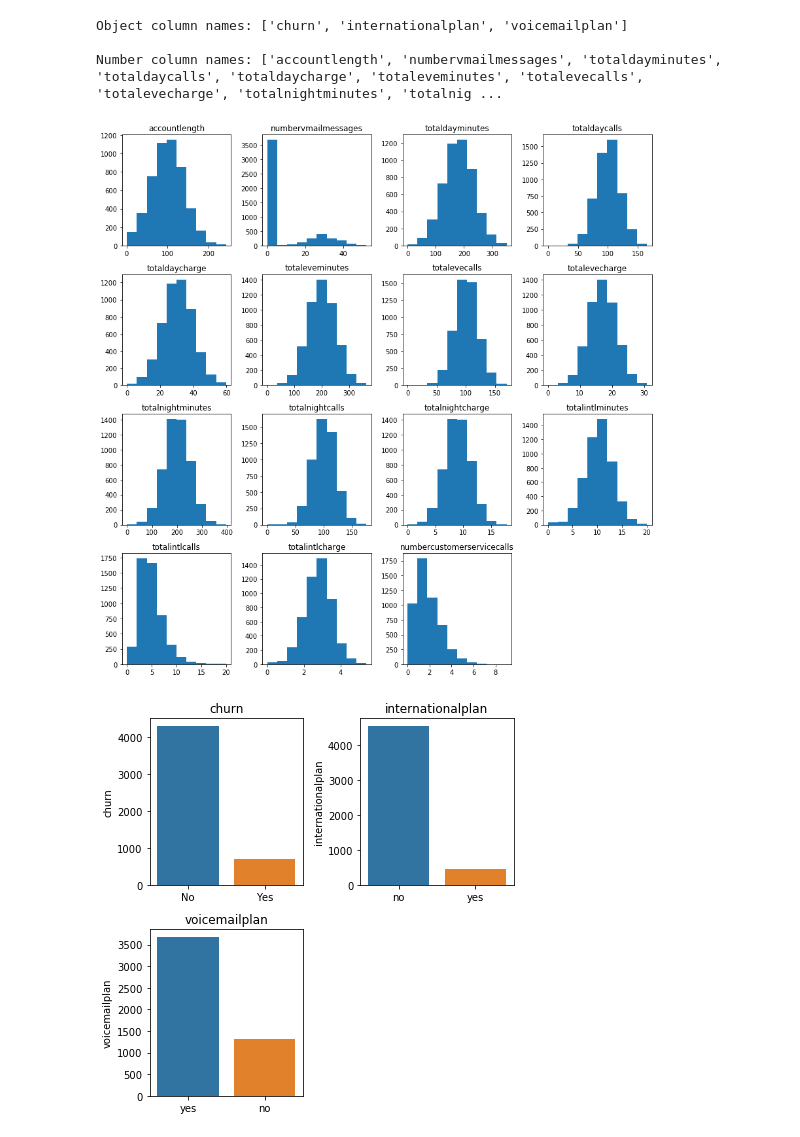
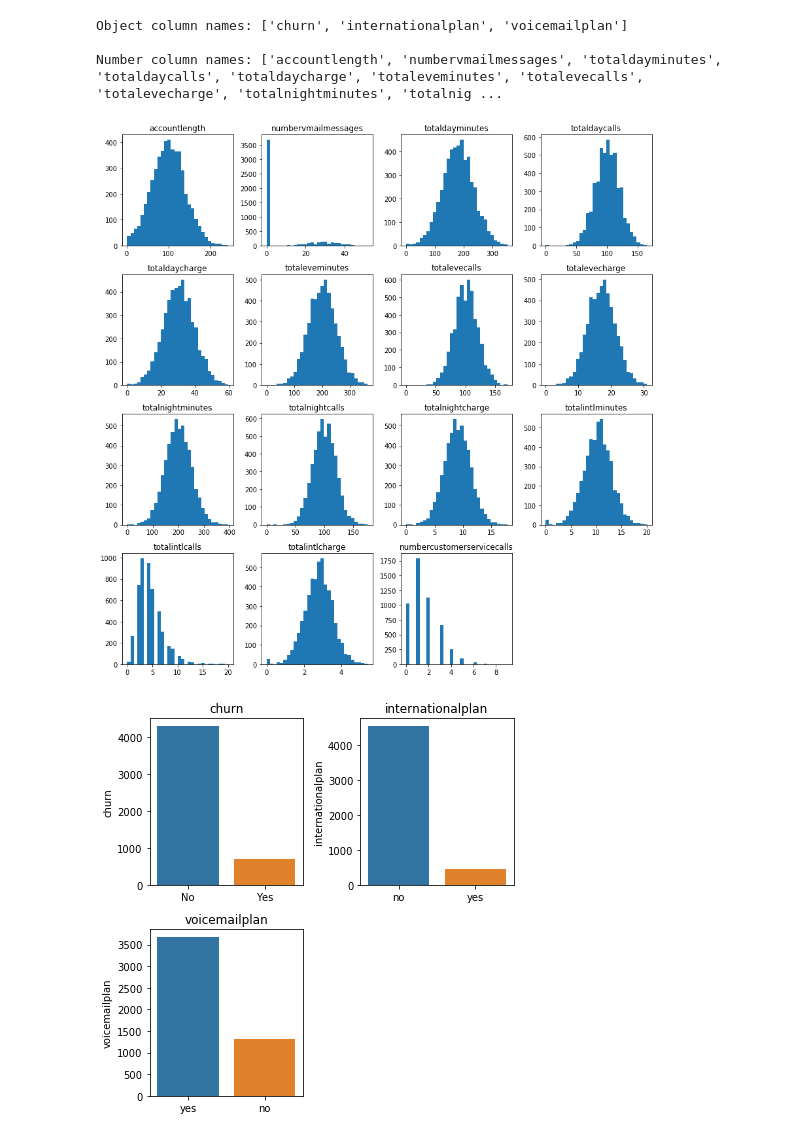
Before and after one commit to cobyoram/Unsupervised_Learning__Thinkful_capstone_3, a Jupyter notebook: unsupervised_learning_cap_3.ipynb, the cells around one changed output. Cells and saved outputs as stored; diff of their text form; code cells hidden in the pictures.

```diff
--- a/unsupervised_learning_cap_3.ipynb
+++ b/unsupervised_learning_cap_3.ipynb
@@ -110,24 +118,24 @@ Number column names: ['accountlength', 'numbervmailmessages', 'totaldayminutes',
 # %%
 # Plot the numeric columns to view the distributions
 from math import sqrt
 def get_ceiling_sq(num):
     sq = sqrt(num)
     if sq != int(sq):
         sq = int(sq) + 1
     return sq
 
 sq = get_ceiling_sq(len(number_columns))
 plt.figure(figsize=(3*sq, 3*sq))
 
 for i, col in enumerate(number_columns, 1):
     plt.subplot(sq, sq, i)
-    plt.hist(data[col])
+    plt.hist(data[col], bins=30)
     plt.title(col)
 
 plt.tight_layout()
 plt.show()
 # %% [output]
-[figure, old version]
+[figure, new version]
 # %%
 # Most columns follow a generally normal distribution!!
 
```
Also changed, not shown: parts of 23 cells of this notebook, 12 other files.
